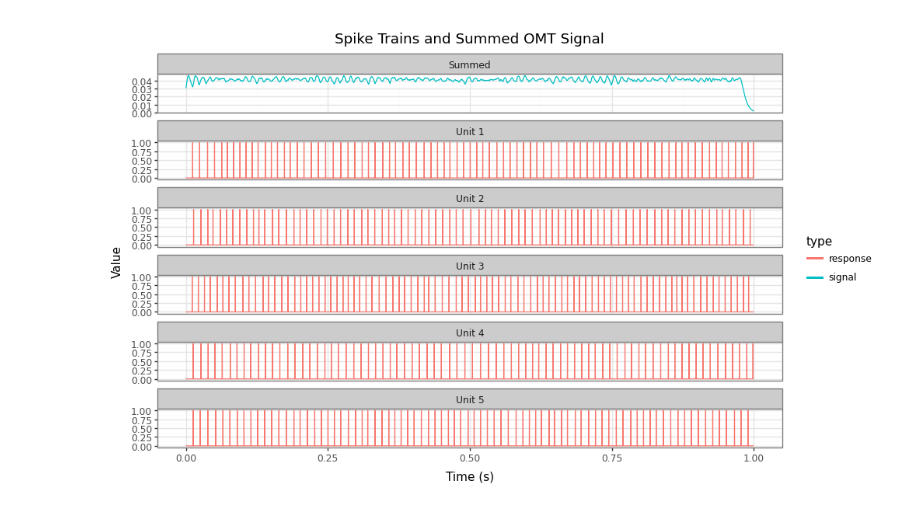
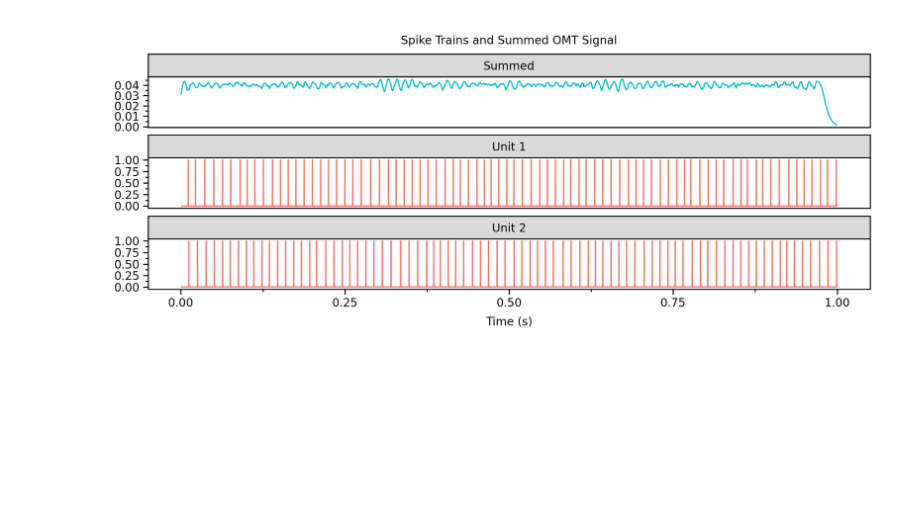
Before and after one commit to ahmed-alhindawi/omt_simulator, a Jupyter notebook: src/omt_simulator.ipynb, the cells around one changed output. Saved outputs shown, nothing was run; the diff lists cells and outputs as text; code cells hidden in the pictures; blank space fills up the shorter version.

Commit message:
chagned figure sizes for paper

```diff
--- a/src/omt_simulator.ipynb
+++ b/src/omt_simulator.ipynb
@@ -71,22 +73,23 @@ omt_signal_df = (
 df_all = pl.concat([df_pl, omt_signal_df])
 # %%
 # Plot using plotnine with facetting by unit
-required_units = ["Summed", *[f"Unit {i+1}" for i in range(5)]]
+required_units = ["Summed", *[f"Unit {i+1}" for i in range(2)]]
 _df_fig = df_all.filter(
     pl.col("unit").is_in(required_units)
 )
 fig = (
     p9.ggplot(_df_fig, p9.aes(x="time", y="spikes", color="type")) +
     p9.geom_line() +
     p9.facet_wrap("~unit", scales="free_y", ncol=1) +
-    p9.labs(title="Spike Trains and Summed OMT Signal", x="Time (s)", y="Value") +
-    p9.theme_bw() +
-    p9.theme(figure_size=(10, 6), subplots_adjust={"hspace": 0.25})
+    p9.labs(title="Spike Trains and Summed OMT Signal", x="Time (s)", y=False) +
+    p9.theme_matplotlib() +
+    p9.guides(color=False) +
+    p9.theme(figure_size=(7.5, 3), dpi=300, text=p9.element_text(size=8))
 )
 
 fig.draw()
 # %% [output]
-[figure, old version]
+[figure, new version]
 # %%
 # draw the fft of the summed OMT signal
 omt_signal = df_all.filter(pl.col("type") == "signal").select("value").to_numpy()
```
Also changed, not shown: parts of 9 cells of this notebook.
